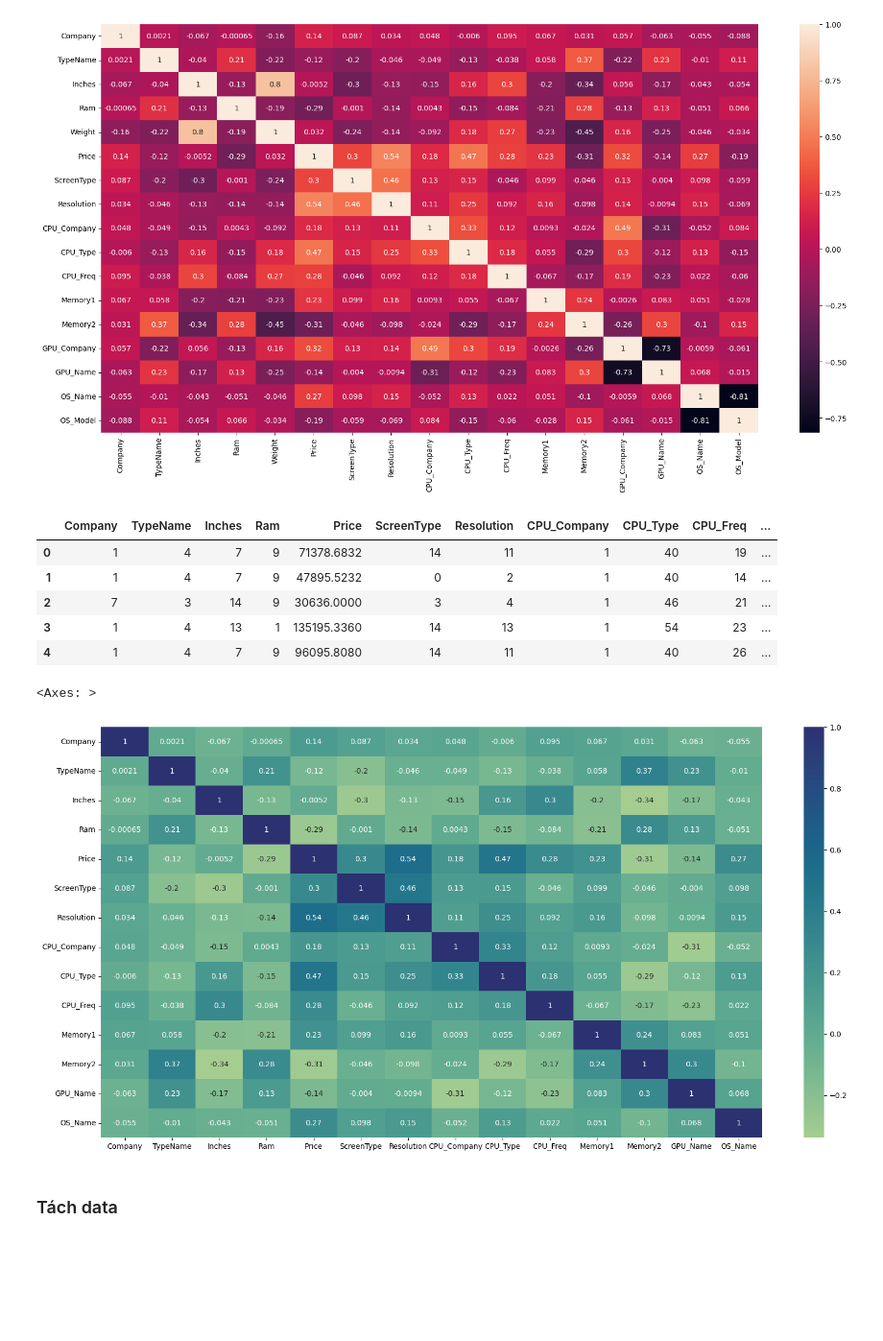
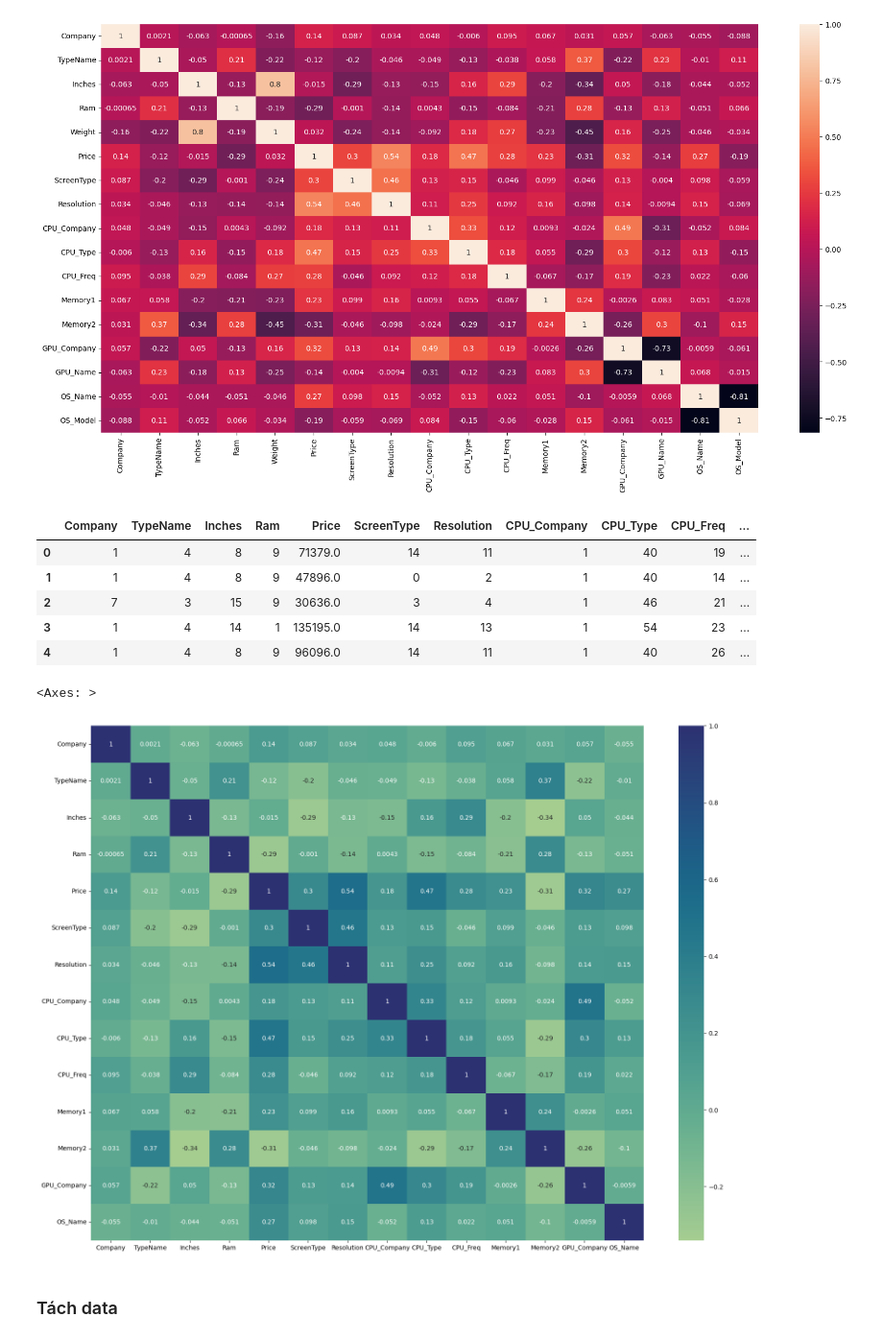
Before and after one commit to trnqbao/machine-learning-final-project, a Jupyter notebook: Ex2.ipynb, the cells around one changed output. Shown at 96% size. Cells and saved outputs as stored; diff of their text form; code cells hidden in the pictures; blank space fills up the shorter version.

```diff
--- a/Ex2.ipynb
+++ b/Ex2.ipynb
@@ -298,8 +305,11 @@ df
 | 1272 | Lenovo | Notebook | 14 | 2GB | 1.5kg | 12201.1200 |  | 1366x768 | Intel | Celeron Dual Core N3050 | ... |
 | 1273 | HP | Notebook | 15.6 | 6GB | 2.19kg | 40705.9200 |  | 1366x768 | Intel | Core i7 6500U | ... |
 1244 rows × 17 columns
+# %%
+df['Inches'] = df['Inches'].astype(str)
+df['Inches'].replace("[^0-9.]","", inplace=True, regex=True)
 # %%
-df['Price'].round(0)
+df['Price'] = df['Price'].round(0)
 df
 # %% [output]
 |  | Company | TypeName | Inches | Ram | Weight | Price | ScreenType | Resolution | CPU_Company | CPU_Type | ... |
@@ -397,23 +405,23 @@ sns.heatmap(df.corr(), annot=True)
 # %%
 # # từ bản tương quan có thể thấy rằng bằng thạc sĩ hoặc cử nhân có tương quang tương đương nhau nên có thểm drop 1 trong 2
 df.drop('OS_Model', axis=1, inplace=True)
-df.drop('GPU_Company', axis=1, inplace=True)
+df.drop('GPU_Name', axis=1, inplace=True)
 df.drop('Weight', axis=1, inplace=True)
 
 df.head()
 # %% [output]
 |  | Company | TypeName | Inches | Ram | Price | ScreenType | Resolution | CPU_Company | CPU_Type | CPU_Freq | ... |
-| 0 | 1 | 4 | 7 | 9 | 71378.6832 | 14 | 11 | 1 | 40 | 19 | ... |
-| 1 | 1 | 4 | 7 | 9 | 47895.5232 | 0 | 2 | 1 | 40 | 14 | ... |
-| 2 | 7 | 3 | 14 | 9 | 30636.0000 | 3 | 4 | 1 | 46 | 21 | ... |
-| 3 | 1 | 4 | 13 | 1 | 135195.3360 | 14 | 13 | 1 | 54 | 23 | ... |
-| 4 | 1 | 4 | 7 | 9 | 96095.8080 | 14 | 11 | 1 | 40 | 26 | ... |
+| 0 | 1 | 4 | 8 | 9 | 71379.0 | 14 | 11 | 1 | 40 | 19 | ... |
+| 1 | 1 | 4 | 8 | 9 | 47896.0 | 0 | 2 | 1 | 40 | 14 | ... |
+| 2 | 7 | 3 | 15 | 9 | 30636.0 | 3 | 4 | 1 | 46 | 21 | ... |
+| 3 | 1 | 4 | 14 | 1 | 135195.0 | 14 | 13 | 1 | 54 | 23 | ... |
+| 4 | 1 | 4 | 8 | 9 | 96096.0 | 14 | 11 | 1 | 40 | 26 | ... |
 # %%
-plt.figure(figsize=(20, 10))
+plt.figure(figsize=(20, 15))
 sns.heatmap(df.corr(), annot=True, cmap="crest")
 # %% [output]
 <Axes: >
-[figure, old version]
+[figure, new version]
 # %% [markdown]
 ### Tách data
 # %%
```
Also changed, not shown: parts of 51 cells of this notebook.
